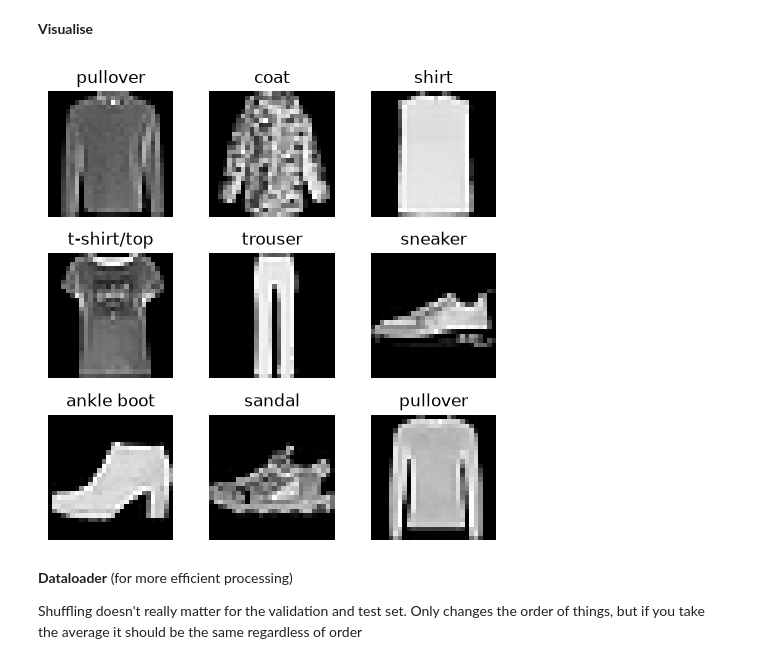
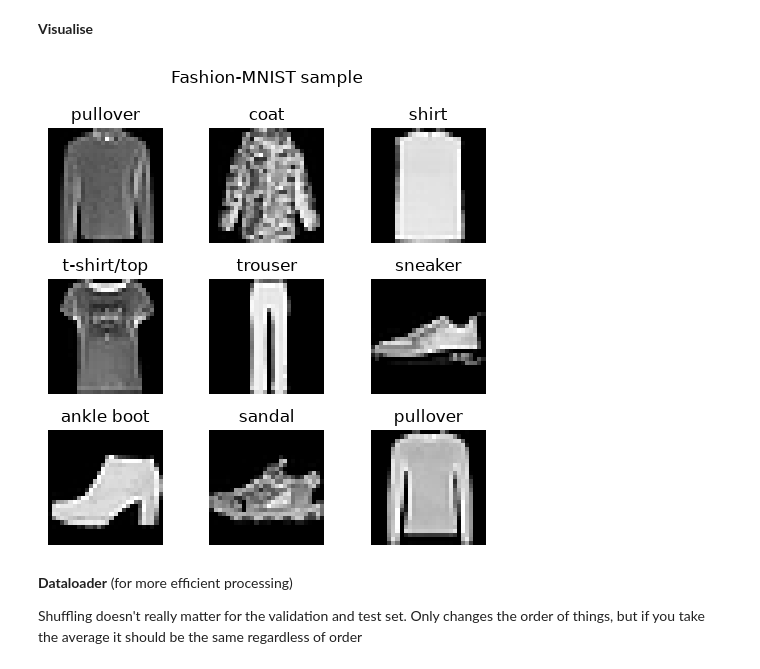
Before and after one commit to AlienaTheGiantDuck/ItDL_assignments, a Jupyter notebook: Assignment_1/Assignment_1.ipynb, the cells around one changed output. Drawn from its saved outputs; the diff is of its cells as text; code cells hidden in the pictures.

```diff
--- a/Assignment_1/Assignment_1.ipynb
+++ b/Assignment_1/Assignment_1.ipynb
@@ -101,34 +101,36 @@ fashion_train, fashion_validation = random_split(
 # %%
 # Define class names
 fashion_names = {
     0: "t-shirt/top",
     1: "trouser",
     2: "pullover",
     3: "dress",
     4: "coat",
     5: "sandal",
     6: "shirt",
     7: "sneaker",
     8: "bag",
     9: "ankle boot"
 }
 
 # Visualise
 n = 3
 
 fig, ax = plt.subplots(n, n, figsize = (5, 5))
 
 for i in range(n):
     for j in range(n):
         image, label = fashion_train[i * n + j]
         image_np = image.numpy().squeeze() # Convert image tensor to numpy array
         ax[i, j].imshow(image_np, cmap = "gray")
         ax[i, j].axis("off")
         ax[i, j].set_title(fashion_names[label])
+plt.suptitle("Fashion-MNIST sample")
 plt.tight_layout()
+plt.savefig("figures/visualise_Fashion-MNIST", dpi = 300)
 plt.show()
 # %% [output]
-[figure, old version]
+[figure, new version]
 # %% [markdown]
 **Dataloader** (for more efficient processing)
 
```
Also changed, not shown: parts of 3 cells of this notebook, 3 other files.
